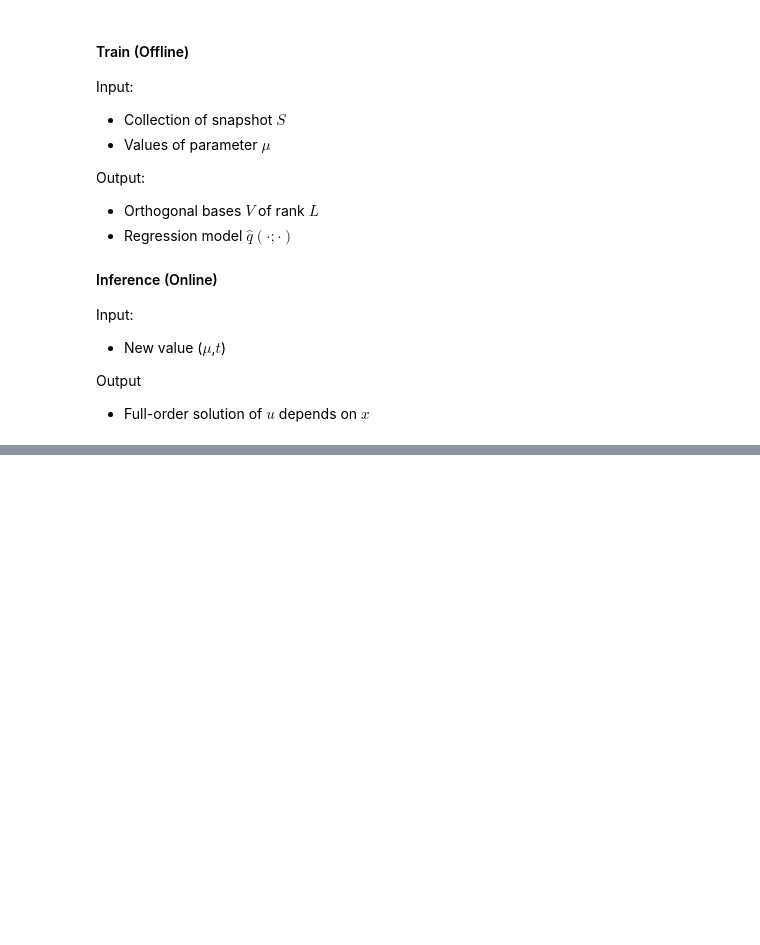
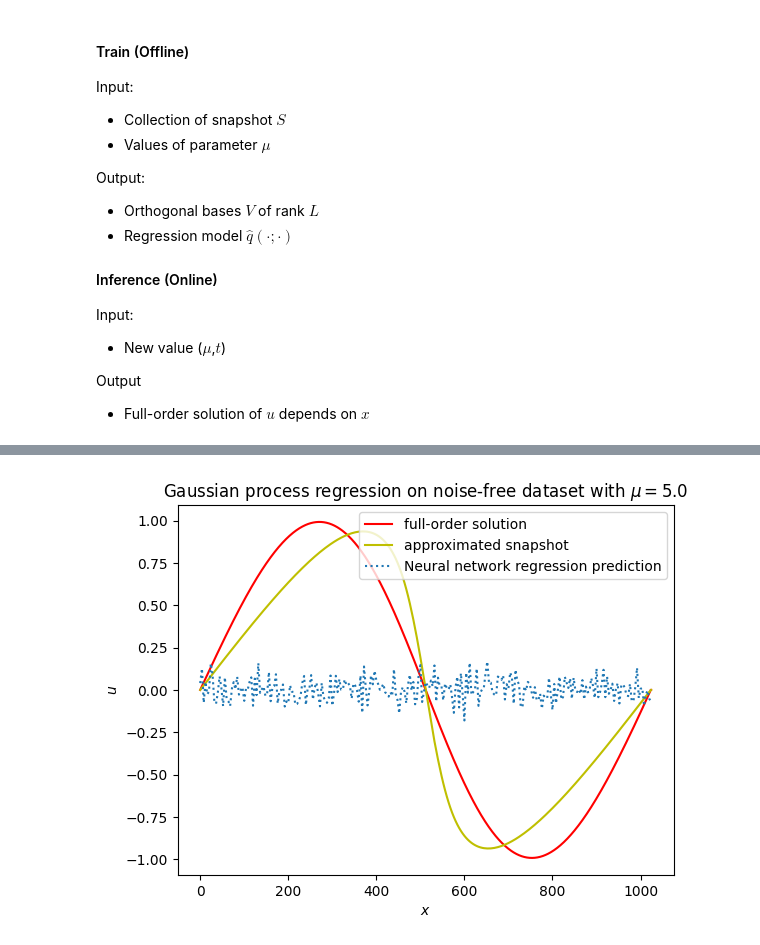
Before and after one commit to nataliepham6720/ROM_pde, a Jupyter notebook: RB_nn.ipynb, the cells around one changed output, grey strips where cells are left out. Cells and saved outputs as stored; diff of their text form; code cells hidden in the pictures; blank space fills up the shorter version.

```diff
--- a/RB_nn.ipynb
+++ b/RB_nn.ipynb
@@ -312,0 +495,22 @@ Output
+# %%
+def plot_nn_full(tt,mu,timestamp,n_mu):
+    X = np.concatenate((np.array([mu]),tt)).reshape(1,-1)
+    X = torch.tensor(X).float()
+    prediction = model(X)
+    #print(std_prediction)
+
+    pred = prediction.reshape(257,257)[timestamp]
+    #print(mean.shape)
+
+    plt.plot(df.iloc[:,timestamp+1024*n_mu],'r',label='full-order solution')
+    # plt.plot(S.iloc[:,10],'b', label='snapshot')
+    t = np.array(row)
+    plt.plot(t,U_rb.iloc[:,timestamp+257*n_mu],'y', label='approximated snapshot')
+    # plt.plot(X, y, label="learned snapshot", linestyle="dotted")
+    # plt.scatter(X_train, y_train, label="Observations")
+
+    plt.plot(t, pred.detach().numpy(), label="Neural network regression prediction",linestyle="dotted")
+    plt.legend()
+    plt.xlabel("$x$")
+    plt.ylabel("$u$")
+    _ = plt.title(f"Gaussian process regression on noise-free dataset with $\mu=${mu}")
@@ -312,0 +521,5 @@ Output
+# %%
+tt = t[0]
+plot_nn_full(tt,mu=Mu[16],timestamp=40,n_mu=16)
+# %% [output]
+[figure, added]
```
Also changed, not shown: parts of 23 cells of this notebook.
